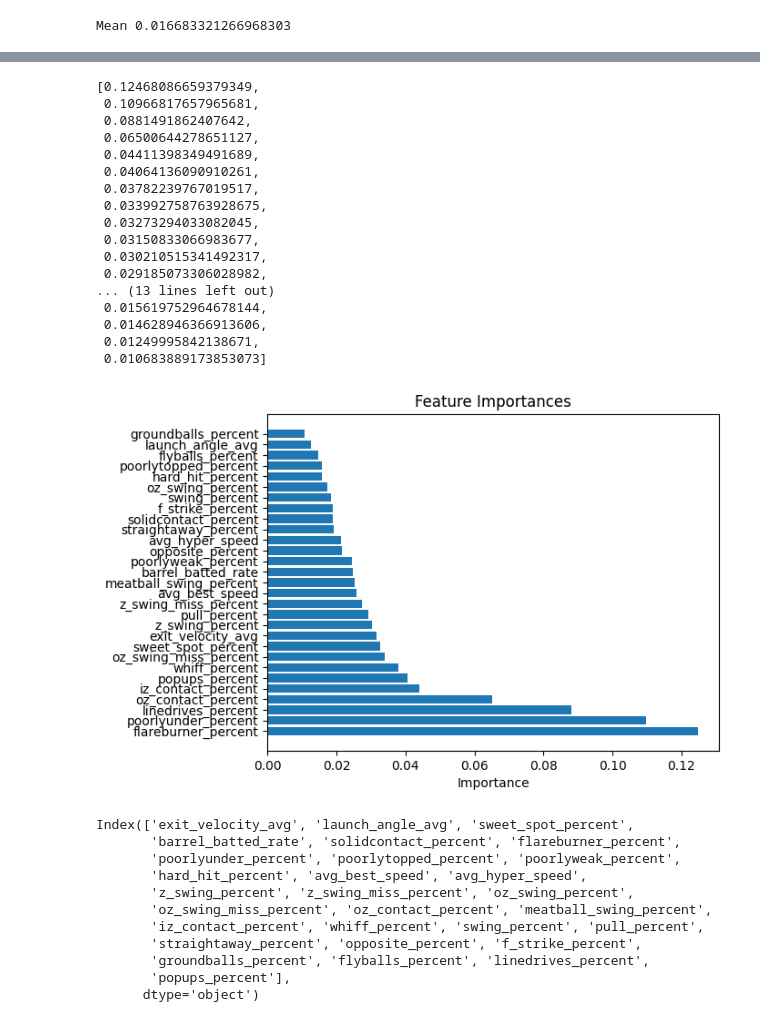
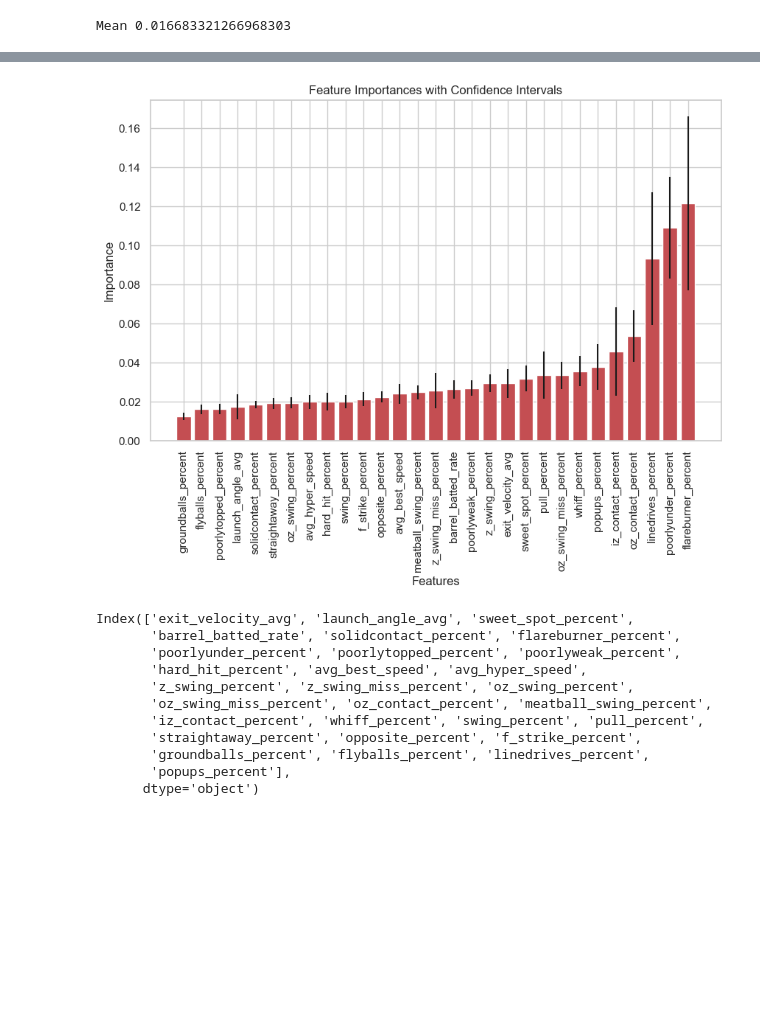
Before and after one commit to askarovamari/Project-4---Team-7, a Jupyter notebook: RandomForest.ipynb, the cells around one changed output, grey strips where cells are left out. Saved outputs shown, nothing was run; the diff lists cells and outputs as text; code cells hidden in the pictures; blank space fills up the shorter version.

```diff
--- a/RandomForest.ipynb
+++ b/RandomForest.ipynb
@@ -231,33 +153,31 @@ plt.show()
-# %%
-importances
-# %% [output]
-[0.12468086659379349,
- 0.10966817657965681,
- 0.0881491862407642,
- 0.06500644278651127,
- 0.04411398349491689,
- 0.04064136090910261,
- 0.03782239767019517,
- 0.033992758763928675,
- 0.03273294033082045,
- 0.03150833066983677,
- 0.030210515341492317,
- 0.029185073306028982,
-... (13 lines left out)
- 0.015619752964678144,
- 0.014628946366913606,
- 0.01249995842138671,
- 0.010683889173853073]
-# %%
-importances, names = zip(*feature_importances)
-
-# Create a bar chart
-plt.barh(names, importances)
-plt.xlabel('Importance')
-plt.title('Feature Importances')
-plt.show()
-# %% [output]
-[figure, removed]
+# %%
+
+
+# Array to store feature importances
+importances = np.zeros((50, X.shape[1]))
+for i in range(50):
+    # Bootstrap by sampling with replacement on the indices
+    indices = resample(X.index, replace=True)
+    X_boot, y_boot = X.loc[indices], y.loc[indices]
+    #bootstrap model for confidence graph
+    model = RandomForestRegressor(n_estimators=250, random_state=i)
+    model.fit(X_boot, y_boot)
+    #importances calculated
+    importances[i] = model.feature_importances_
+    #get mean and std for importances
+mean_importances = np.mean(importances, axis=0)
+std_importances = np.std(importances, axis=0)
+sorted_idx = np.argsort(mean_importances)
+#plot importances in graph
+plt.figure(figsize=(10, 6))
+plt.bar(range(X.shape[1]), mean_importances[sorted_idx], color="r", yerr=std_importances[sorted_idx], align="center")
+plt.xticks(range(X.shape[1]), [X.columns[idx] for idx in sorted_idx], rotation=90)
+plt.title("Feature Importances with Confidence Intervals")
+plt.xlabel("Features")
+plt.ylabel("Importance")
+plt.show()
+# %% [output]
+[figure, added]
 # %%
 X_test.columns
 # %% [output]
```
Also changed, not shown: parts of 18 cells of this notebook.
